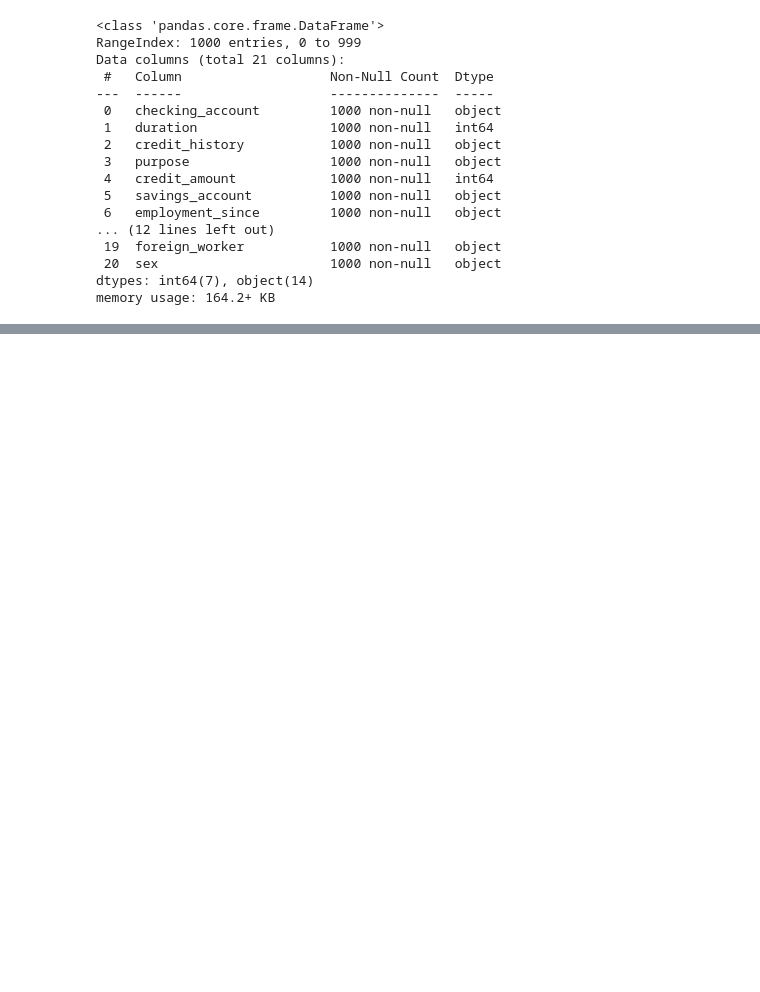
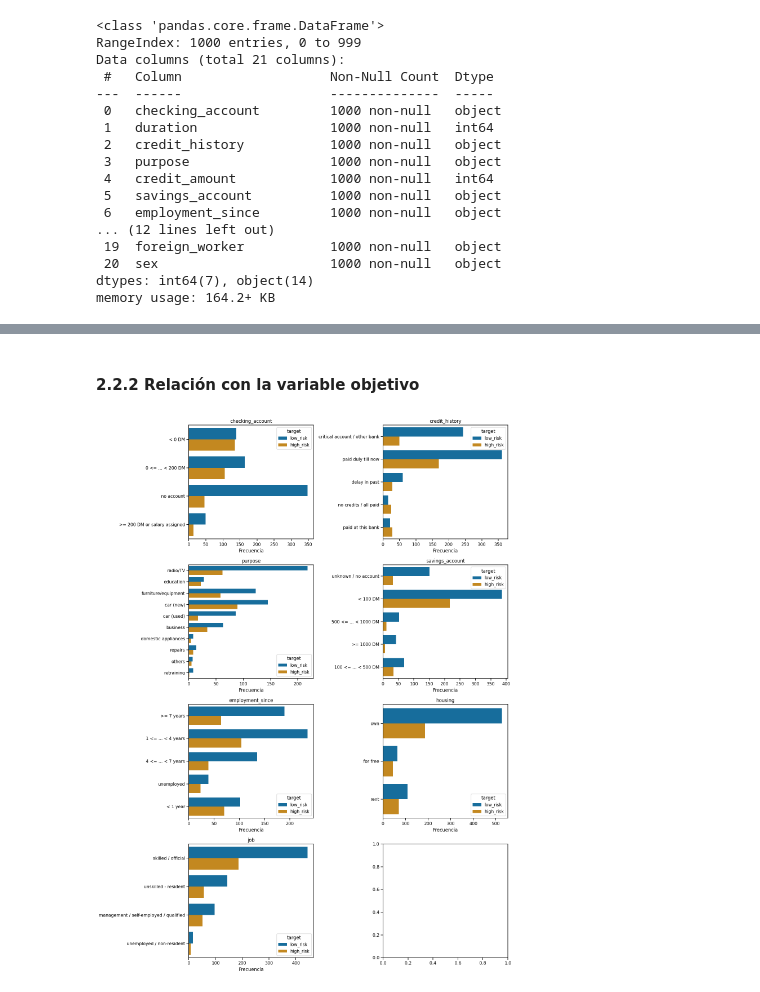
Before and after one commit to Gerardo1909/tpfinal_equidad, a Jupyter notebook: tp_final_fairness_ML/notebooks/main.ipynb, the cells around one changed output, grey strips where cells are left out. Cells and saved outputs as stored; diff of their text form; code cells hidden in the pictures; blank space fills up the shorter version.

```diff
--- a/tp_final_fairness_ML/notebooks/main.ipynb
+++ b/tp_final_fairness_ML/notebooks/main.ipynb
@@ -438,0 +566,29 @@ Confirmamos que:
+# %% [markdown]
+#### 2.2.2 Relación con la variable objetivo
+# %%
+categorical_attr = [
+    "checking_account",
+    "credit_history",
+    "purpose",
+    "savings_account",
+    "employment_since",
+    "housing",
+    "job"
+]
+# %%
+# Visualizaciones con count plots
+fig, ax = plt.subplots(4, 2, figsize=(15, 20))
+ax = ax.ravel()
+
+for i, col in enumerate(categorical_attr):
+    current_ax = ax[i]
+    sns.countplot(y=X[col], hue=y["target"], ax=current_ax, palette="colorblind")
+    current_ax.set_title(col)
+    current_ax.set_ylabel("")
+    current_ax.set_xlabel("Frecuencia")
+    current_ax.legend(title="target", loc='best')
+
+plt.tight_layout()
+plt.show()
+# %% [output]
+[figure, added]
```
Also changed, not shown: parts of 33 cells of this notebook.
